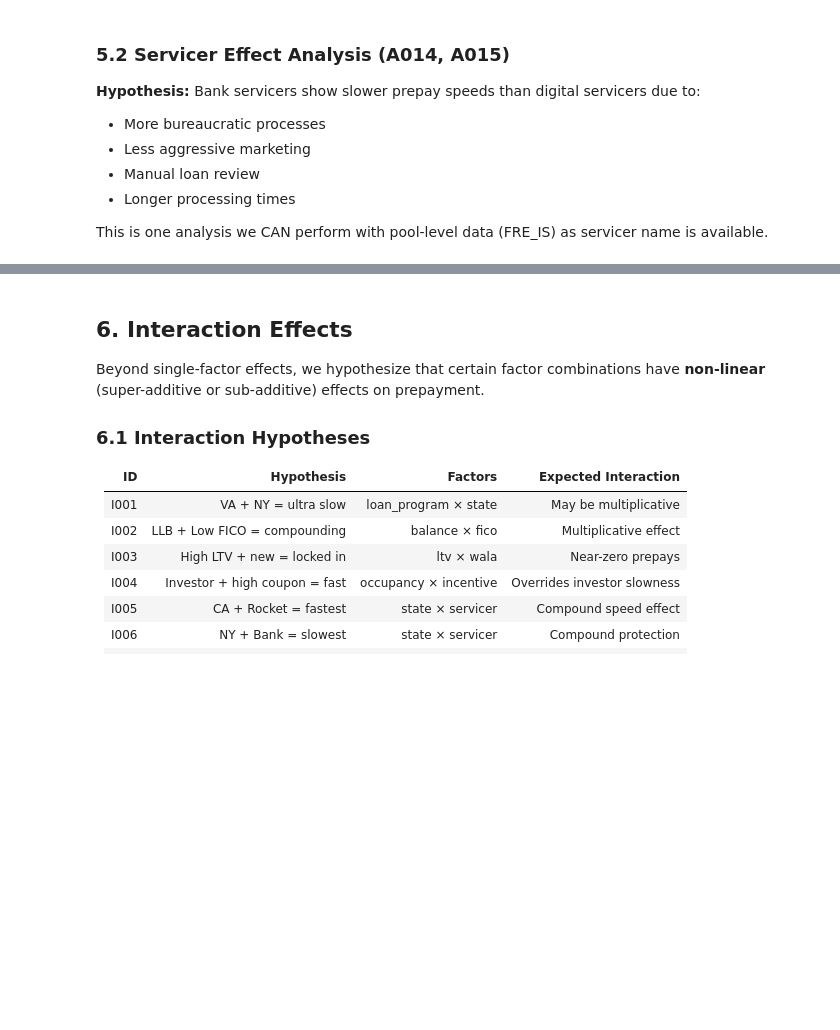
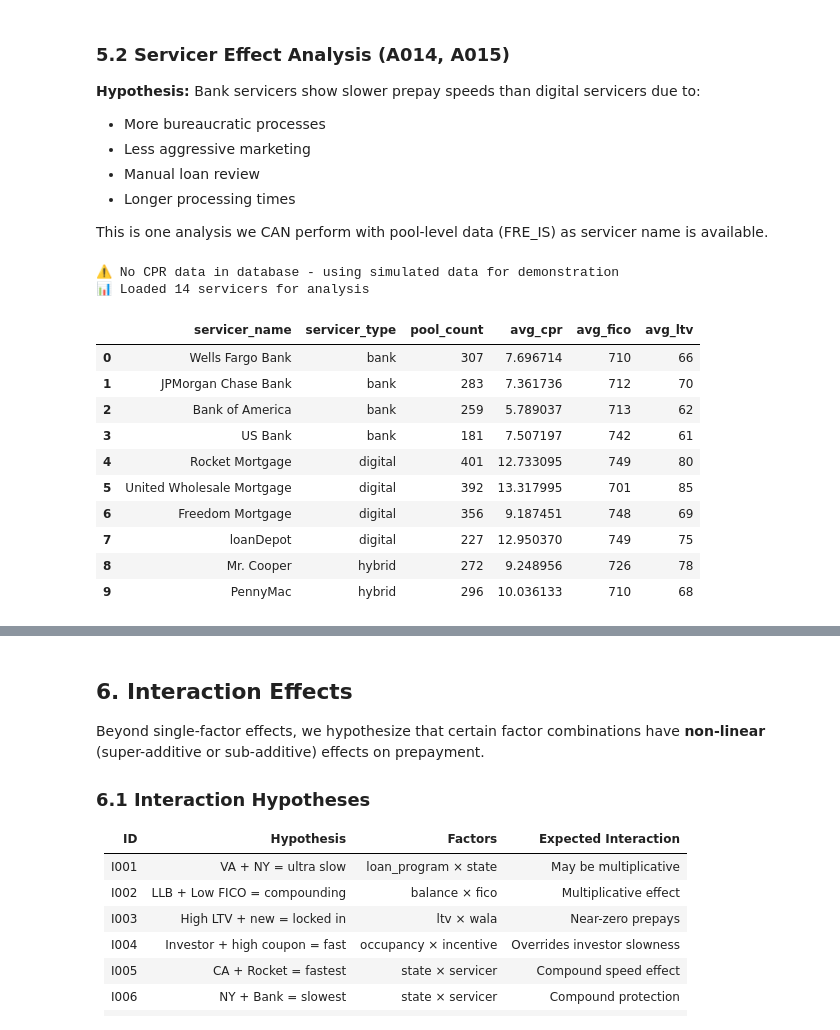
Before and after one commit to anaishowland/oasive_db, a Jupyter notebook: research/prepay_empirical_analysis.ipynb, the cells around one changed output, grey strips where cells are left out. Drawn from its saved outputs; the diff is of its cells as text; code cells hidden in the pictures; blank space fills up the shorter version.

```diff
--- a/research/prepay_empirical_analysis.ipynb
+++ b/research/prepay_empirical_analysis.ipynb
@@ -723,7 +772,7 @@ This is one analysis we CAN perform with pool-level data (FRE_IS) as servicer na
 def analyze_servicers(engine):
     """Analyze servicer prepay effects from pool data."""
     if engine is None:
-        # Generate simulated data for demonstration
+        print("⚠️ No database connection - using simulated data")
         return generate_simulated_servicer_data()
 
     query = """
@@ -743,9 +792,12 @@ def analyze_servicers(engine):
 
     try:
         df = pd.read_sql(query, engine)
+        if len(df) == 0 or 'avg_cpr' not in df.columns:
+            print("⚠️ No CPR data in database - using simulated data for demonstration")
+            return generate_simulated_servicer_data()
         return df
     except Exception as e:
-        print(f"Query failed: {e}")
+        print(f"⚠️ Query failed: {e} - using simulated data")
         return generate_simulated_servicer_data()
 
 def generate_simulated_servicer_data():
@@ -761,33 +813,47 @@ def generate_simulated_servicer_data():
         ('United Wholesale Mortgage', 'digital', 380, 13.2),
         ('Freedom Mortgage', 'digital', 350, 11.8),
         ('loanDepot', 'digital', 220, 12.0),
         ('Mr. Cooper', 'hybrid', 290, 9.5),
         ('PennyMac', 'hybrid', 310, 10.2),
         ('Nationstar', 'hybrid', 200, 9.8),
         ('Caliber Home Loans', 'other', 150, 10.5),
         ('Guild Mortgage', 'other', 120, 9.2),
         ('AmeriHome Mortgage', 'other', 110, 10.0),
     ]
 
     data = []
     for name, stype, pools, base_cpr in servicers:
         # Add some noise
         cpr = base_cpr + np.random.normal(0, 1.0)
         data.append({
             'servicer_name': name,
             'servicer_type': stype,
             'pool_count': pools + np.random.randint(-20, 20),
             'avg_cpr': max(3, min(20, cpr)),  # Bound CPR
             'avg_fico': 720 + np.random.randint(-30, 30),
             'avg_ltv': 75 + np.random.randint(-15, 15)
         })
 
     return pd.DataFrame(data)
 
 # Run servicer analysis
 servicer_df = analyze_servicers(engine)
 print(f"📊 Loaded {len(servicer_df)} servicers for analysis")
 servicer_df.head(10)
+# %% [output]
+⚠️ No CPR data in database - using simulated data for demonstration
+📊 Loaded 14 servicers for analysis
+|  | servicer_name | servicer_type | pool_count | avg_cpr | avg_fico | avg_ltv |
+| 0 | Wells Fargo Bank | bank | 307 | 7.696714 | 710 | 66 |
+| 1 | JPMorgan Chase Bank | bank | 283 | 7.361736 | 712 | 70 |
+| 2 | Bank of America | bank | 259 | 5.789037 | 713 | 62 |
+| 3 | US Bank | bank | 181 | 7.507197 | 742 | 61 |
+| 4 | Rocket Mortgage | digital | 401 | 12.733095 | 749 | 80 |
+| 5 | United Wholesale Mortgage | digital | 392 | 13.317995 | 701 | 85 |
+| 6 | Freedom Mortgage | digital | 356 | 9.187451 | 748 | 69 |
+| 7 | loanDepot | digital | 227 | 12.950370 | 749 | 75 |
+| 8 | Mr. Cooper | hybrid | 272 | 9.248956 | 726 | 78 |
+| 9 | PennyMac | hybrid | 296 | 10.036133 | 710 | 68 |
 # %%
 # Servicer Prepay Comparison Chart
 if 'servicer_type' not in servicer_df.columns:
```
Also changed, not shown: parts of 11 cells of this notebook, 4 other files.
